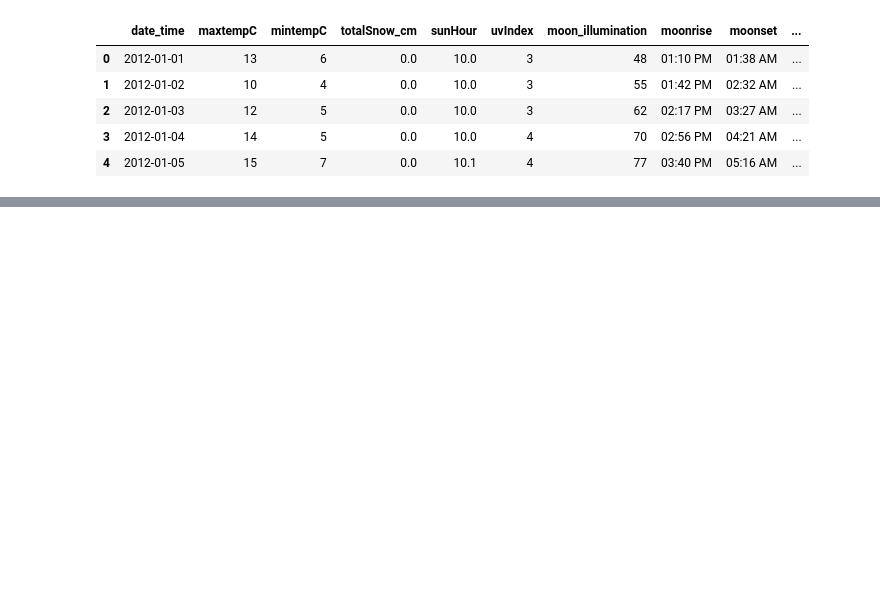
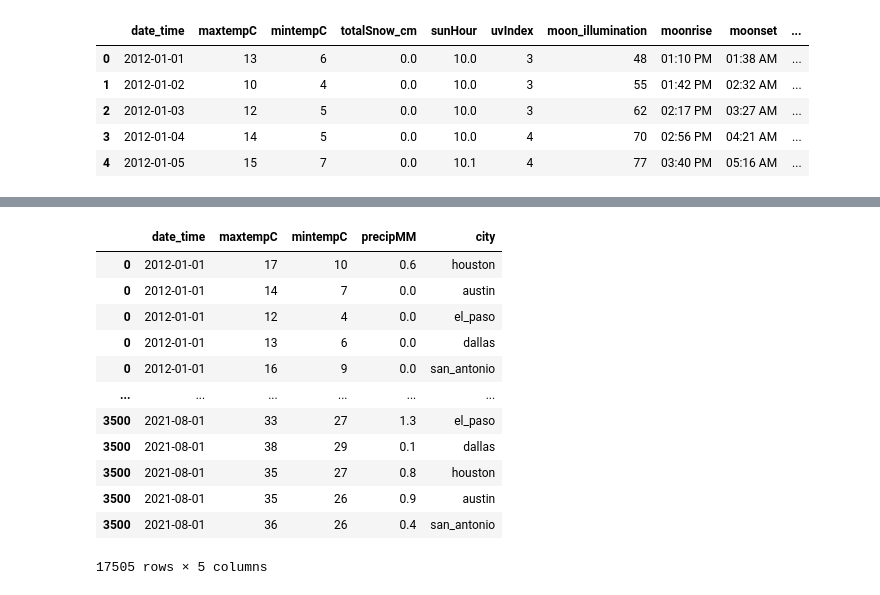
Before and after one commit to HaydenWarren/zri-forecast, a Jupyter notebook: trev/weather.ipynb, the cells around one changed output, grey strips where cells are left out. Saved outputs shown, nothing was run; the diff lists cells and outputs as text; code cells hidden in the pictures; blank space fills up the shorter version.

```diff
--- a/trev/weather.ipynb
+++ b/trev/weather.ipynb
@@ -177,0 +135,19 @@ fig.plot()
+# %%
+# change to month and day (unfortunately, once converted to datetime object, it includes the day again, just 01)
+weather.loc[:, 'date_time'] = weather.loc[:, 'date_time'].dt.strftime('%m/%Y')
+weather.loc[:, 'date_time'] = pd.to_datetime(weather.loc[:, 'date_time'])
+weather
+# %% [output]
+|  | date_time | maxtempC | mintempC | precipMM | city |
+| 0 | 2012-01-01 | 17 | 10 | 0.6 | houston |
+| 0 | 2012-01-01 | 14 | 7 | 0.0 | austin |
+| 0 | 2012-01-01 | 12 | 4 | 0.0 | el_paso |
+| 0 | 2012-01-01 | 13 | 6 | 0.0 | dallas |
+| 0 | 2012-01-01 | 16 | 9 | 0.0 | san_antonio |
+| ... | ... | ... | ... | ... | ... |
+| 3500 | 2021-08-01 | 33 | 27 | 1.3 | el_paso |
+| 3500 | 2021-08-01 | 38 | 29 | 0.1 | dallas |
+| 3500 | 2021-08-01 | 35 | 27 | 0.8 | houston |
+| 3500 | 2021-08-01 | 35 | 26 | 0.9 | austin |
+| 3500 | 2021-08-01 | 36 | 26 | 0.4 | san_antonio |
+17505 rows × 5 columns
```
Also changed, not shown: parts of 24 cells of this notebook, 2 other files.
